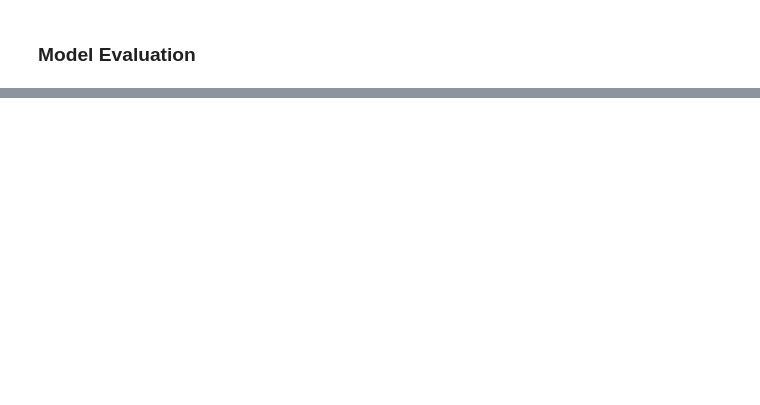
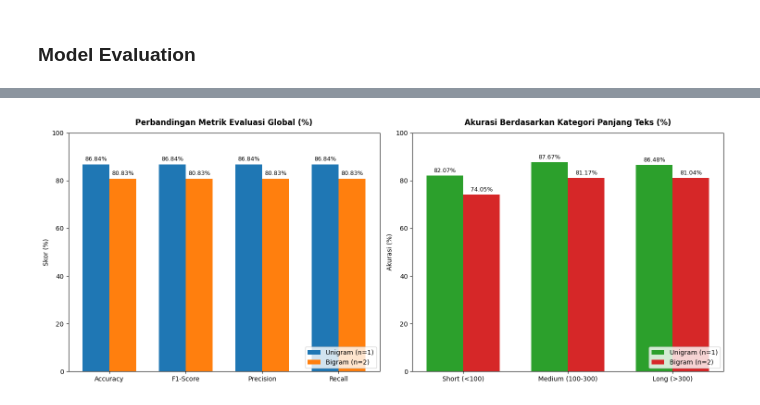
Before and after one commit to Admltfr/amazon-reviews-polarity, a Jupyter notebook: main.ipynb, the cells around one changed output, grey strips where cells are left out. Cells and saved outputs as stored; diff of their text form; code cells hidden in the pictures; blank space fills up the shorter version.

Commit message:
feat(model): add n-gram method comparison and change evaluation result to graph to improve readability

```diff
--- a/main.ipynb
+++ b/main.ipynb
@@ -204,8 +221,8 @@ def clean_data(df, dataset_name):
     )
 
     print("After Data Cleaning:")
-    detect_missing_values(df, dataset_name)
-    detect_duplicates(df, dataset_name)
+    detect_missing_values(df_clean, dataset_name)
+    detect_duplicates(df_clean, dataset_name)
 
     return df_clean
 # %%
@@ -391,0 +404,64 @@ Recall    : 0.8684
+# %%
+preds_unigram = model_pipeline(df_train_feat, df_test_feat, n_value=1)
+preds_bigram = model_pipeline(df_train_feat, df_test_feat, n_value=2)
+
+res_unigram = evaluate_predictions(preds_unigram, n_value=1)
+res_bigram = evaluate_predictions(preds_bigram, n_value=2)
+# %%
+fig, (ax1, ax2) = plt.subplots(1, 2, figsize=(15, 6))
+
+metrics = ['Accuracy', 'F1-Score', 'Precision', 'Recall']
+unigram_global = [
+    res_unigram['accuracy'] * 100,
+    res_unigram['f1'] * 100,
+    res_unigram['precision'] * 100,
+    res_unigram['recall'] * 100
+]
+bigram_global = [
+    res_bigram['accuracy'] * 100,
+    res_bigram['f1'] * 100,
+    res_bigram['precision'] * 100,
+    res_bigram['recall'] * 100
+]
+
+x = np.arange(len(metrics))
+width = 0.35
+
+rects1 = ax1.bar(x - width/2, unigram_global, width, label='Unigram (n=1)', color='#1f77b4')
+rects2 = ax1.bar(x + width/2, bigram_global, width, label='Bigram (n=2)', color='#ff7f0e')
+
+ax1.set_title('Perbandingan Metrik Evaluasi Global (%)', fontsize=12, fontweight='bold', pad=12)
+ax1.set_ylabel('Skor (%)', fontsize=10)
+ax1.set_xticks(x)
+ax1.set_xticklabels(metrics, fontsize=10)
+ax1.set_ylim(0, 100)
+ax1.legend(loc='lower right')
+
+ax1.bar_label(rects1, fmt='%.2f%%', padding=3, fontsize=9)
+ax1.bar_label(rects2, fmt='%.2f%%', padding=3, fontsize=9)
+
+categories = ['Short (<100)', 'Medium (100-300)', 'Long (>300)']
+cat_keys = ['Short', 'Medium', 'Long']
+
+unigram_cat = [res_unigram['by_category'][cat] * 100 for cat in cat_keys]
+bigram_cat = [res_bigram['by_category'][cat] * 100 for cat in cat_keys]
+
+x_cat = np.arange(len(categories))
+
+rects3 = ax2.bar(x_cat - width/2, unigram_cat, width, label='Unigram (n=1)', color='#2ca02c')
+rects4 = ax2.bar(x_cat + width/2, bigram_cat, width, label='Bigram (n=2)', color='#d62728')
+
+ax2.set_title('Akurasi Berdasarkan Kategori Panjang Teks (%)', fontsize=12, fontweight='bold', pad=12)
+ax2.set_ylabel('Akurasi (%)', fontsize=10)
+ax2.set_xticks(x_cat)
+ax2.set_xticklabels(categories, fontsize=10)
+ax2.set_ylim(0, 100)
+ax2.legend(loc='lower right')
+
+ax2.bar_label(rects3, fmt='%.2f%%', padding=3, fontsize=9)
+ax2.bar_label(rects4, fmt='%.2f%%', padding=3, fontsize=9)
+
+plt.tight_layout()
+plt.show()
+# %% [output]
+[figure, added]
```
Also changed, not shown: parts of 6 cells of this notebook.
